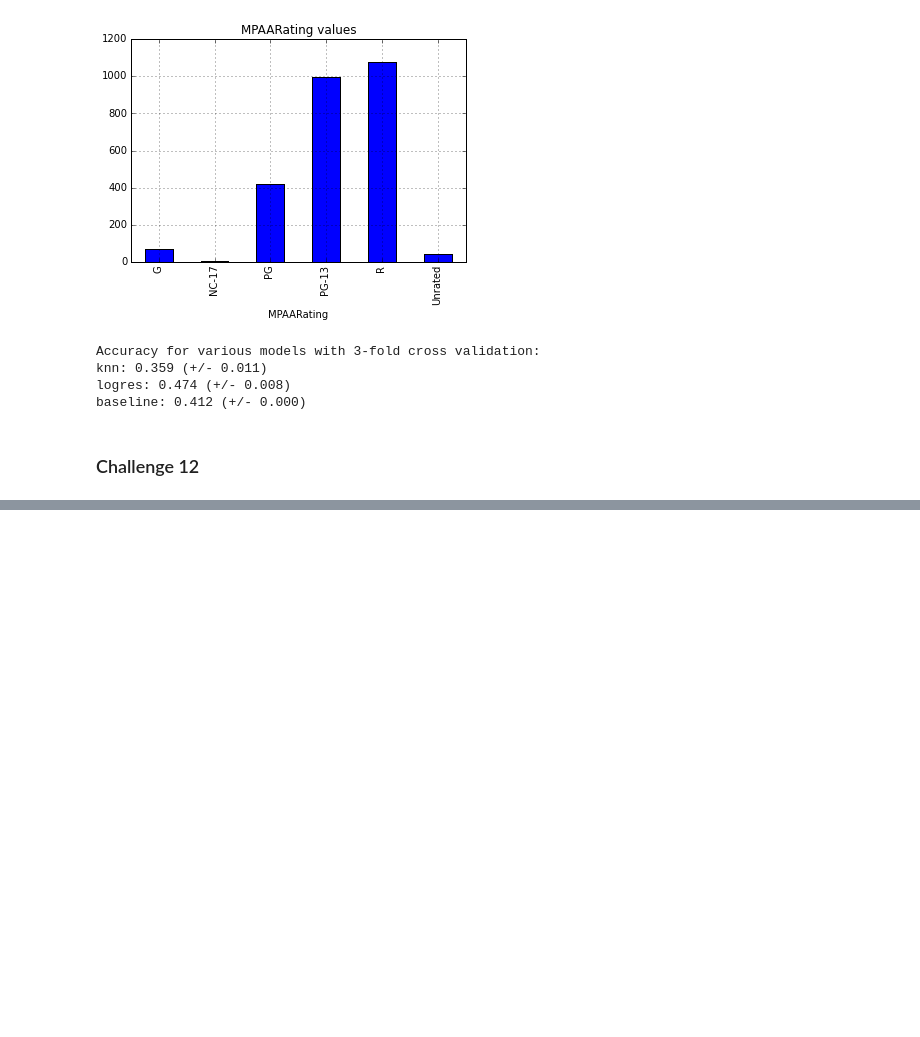
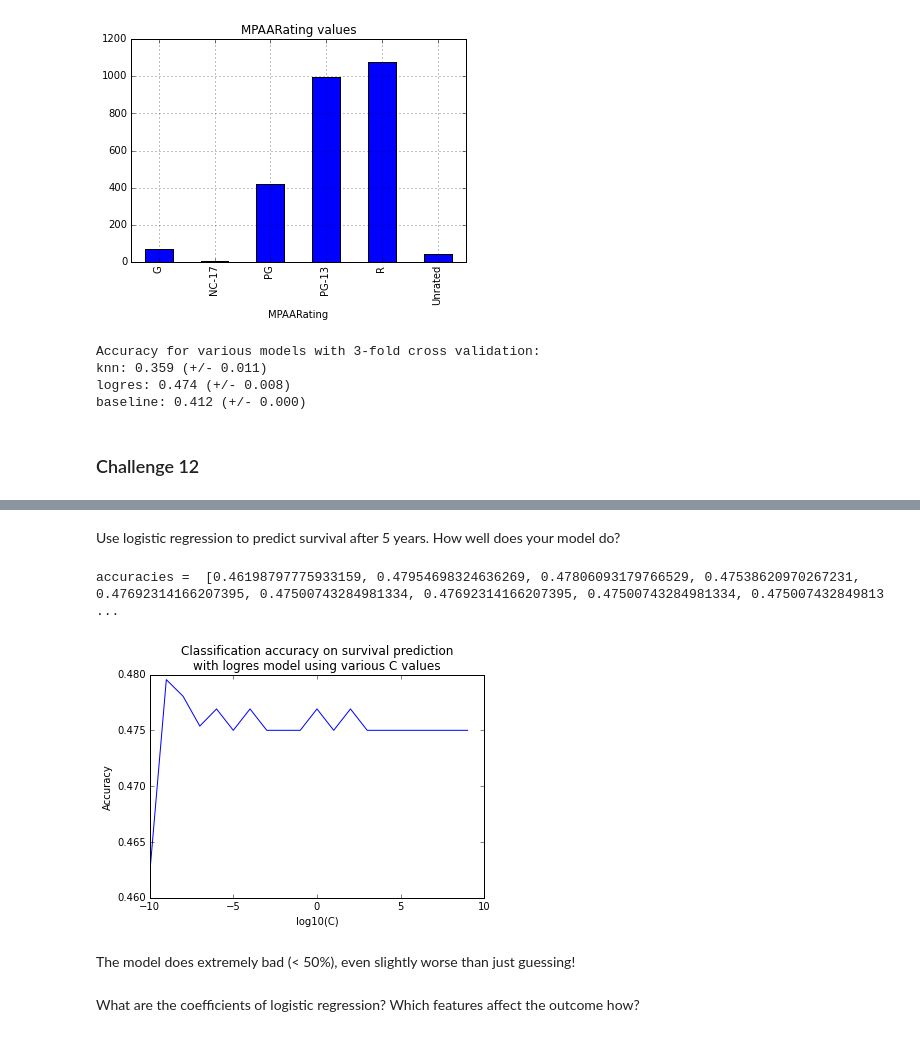
Before and after one commit to fdurant/suplearn_challenges, a Jupyter notebook: suplearn_challenges.ipynb, the cells around one changed output, grey strips where cells are left out. Cells and saved outputs as stored; diff of their text form; code cells hidden in the pictures; blank space fills up the shorter version.

```diff
--- a/suplearn_challenges.ipynb
+++ b/suplearn_challenges.ipynb
@@ -511,0 +549,40 @@ Draw the learning curve for logistic regression in this case.
+# %% [markdown]
+Use logistic regression to predict survival after 5 years. How well does your model do?
+# %%
+from matplotlib import pyplot as plt
+X_train = cancerDF[cancerDF.columns[0:3]]
+y_train = cancerDF['Survival']
+
+cValues = [pow(10,(x-10)) for x in range(20)]
+#print "cValues = ", cValues
+
+# selects weights inversely proportional to class frequencies in the training set
+# See http://scikit-learn.org/stable/modules/generated/sklearn.linear_model.LogisticRegression.html
+#classWeight = 'auto'
+classWeight = None
+
+nrCrossValidationFolds=5
+
+estimators = []
+accuracies = []
+for c in cValues:
+    estimator = LogisticRegression(C=c,class_weight=classWeight)
+    scores = cross_val_score(estimator, X_values, y=y_values, cv=nrCrossValidationFolds, n_jobs=1)
+    estimators.append(estimator)
+    accuracies.append(scores.mean())
+
+print "accuracies = ", accuracies
+
+fig = plt.figure()
+plt.plot([log10(c) for c in cValues],accuracies)
+plt.title("Classification accuracy on survival prediction\nwith logres model using various C values")
+plt.xlabel("log10(C)")
+plt.ylabel("Accuracy")
+plt.show()
+# %% [output]
+accuracies =  [0.46198797775933159, 0.47954698324636269, 0.47806093179766529, 0.47538620970267231, 0.47692314166207395, 0.47500743284981334, 0.47692314166207395, 0.47500743284981334, 0.475007432849813 ...
+[figure, added]
+# %% [markdown]
+The model does extremely bad (< 50%), even slightly worse than just guessing!
+# %% [markdown]
+What are the coefficients of logistic regression? Which features affect the outcome how?
```
Also changed, not shown: parts of 21 cells of this notebook.
